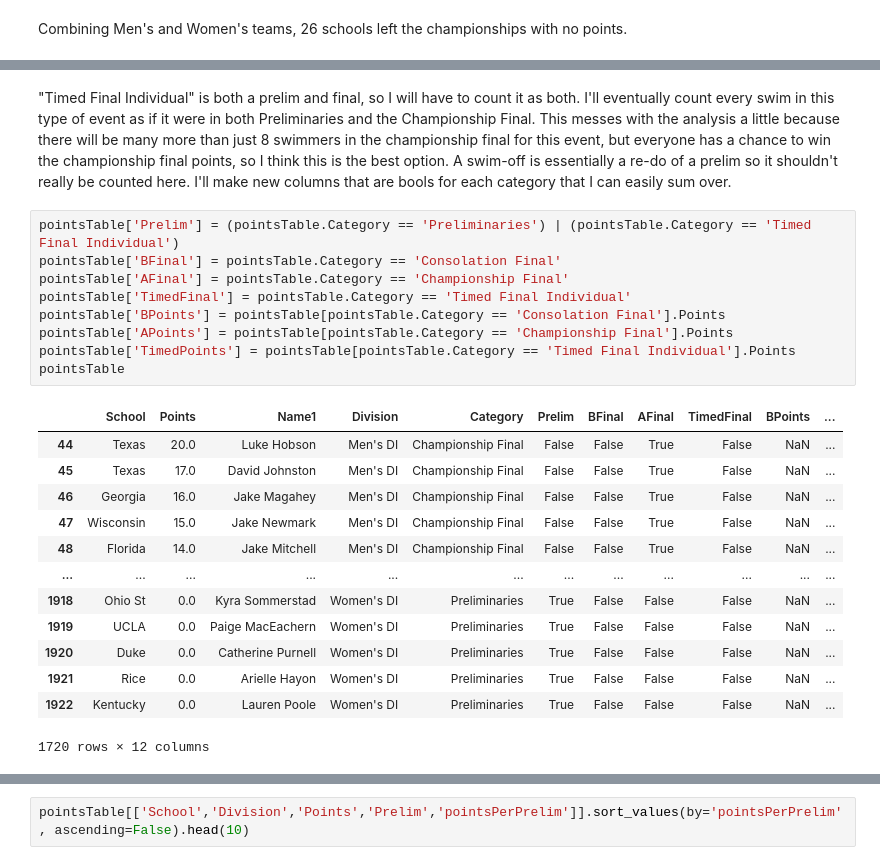
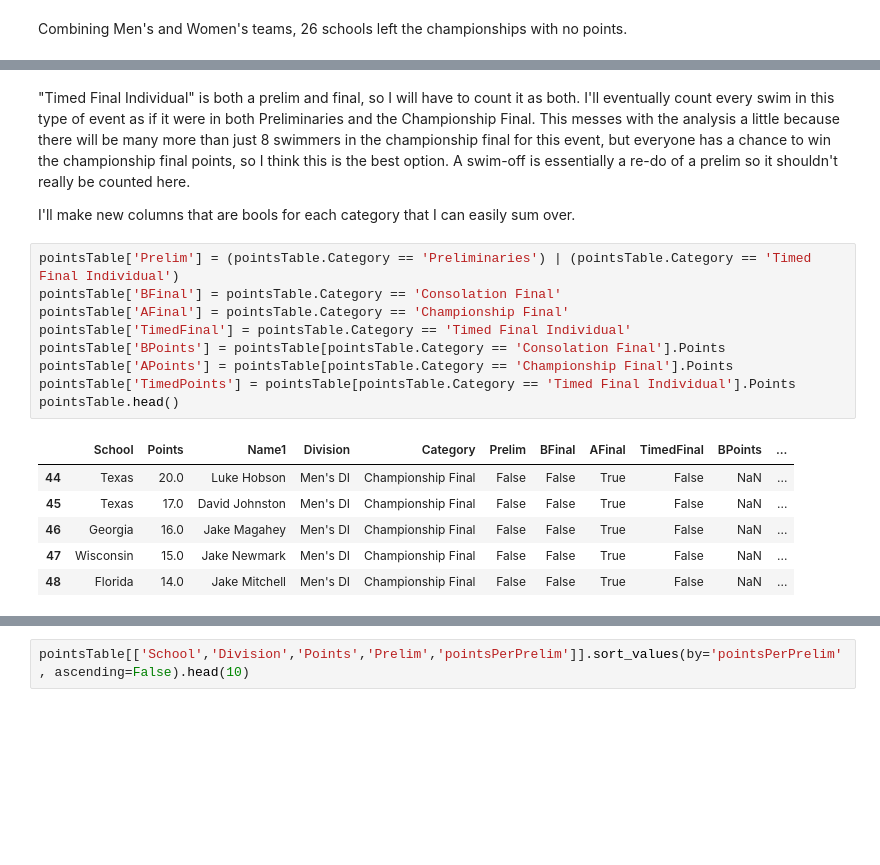
Before and after one commit to sheplock/SwimmingResults, a Jupyter notebook: analyze_NCAA2023.ipynb, the cells around one changed output, grey strips where cells are left out. Drawn from its saved outputs; the diff is of its cells as text; blank space fills up the shorter version.

Commit message:
update analysis notebook

```diff
--- a/analyze_NCAA2023.ipynb
+++ b/analyze_NCAA2023.ipynb
@@ -556,29 +420,24 @@ pointsTable.Category.unique()
 array(['Championship Final', 'Consolation Final', 'Preliminaries',
        'Timed Final Individual', 'Swim-off'], dtype=object)
 # %% [markdown]
-"Timed Final Individual" is both a prelim and final, so I will have to count it as both. I'll eventually count every swim in this type of event as if it were in both Preliminaries and the Championship Final. This messes with the analysis a little because there will be many more than just 8 swimmers in the championship final for this event, but everyone has a chance to win the championship final points, so I think this is the best option. A swim-off is essentially a re-do of a prelim so it shouldn't really be counted here. I'll make new columns that are bools for each category that I can easily sum over.
+"Timed Final Individual" is both a prelim and final, so I will have to count it as both. I'll eventually count every swim in this type of event as if it were in both Preliminaries and the Championship Final. This messes with the analysis a little because there will be many more than just 8 swimmers in the championship final for this event, but everyone has a chance to win the championship final points, so I think this is the best option. A swim-off is essentially a re-do of a prelim so it shouldn't really be counted here.
+
+I'll make new columns that are bools for each category that I can easily sum over.
 # %%
 pointsTable['Prelim'] = (pointsTable.Category == 'Preliminaries') | (pointsTable.Category == 'Timed Final Individual')
 pointsTable['BFinal'] = pointsTable.Category == 'Consolation Final'
 pointsTable['AFinal'] = pointsTable.Category == 'Championship Final'
 pointsTable['TimedFinal'] = pointsTable.Category == 'Timed Final Individual'
 pointsTable['BPoints'] = pointsTable[pointsTable.Category == 'Consolation Final'].Points
 pointsTable['APoints'] = pointsTable[pointsTable.Category == 'Championship Final'].Points
 pointsTable['TimedPoints'] = pointsTable[pointsTable.Category == 'Timed Final Individual'].Points
-pointsTable
+pointsTable.head()
 # %% [output]
 |  | School | Points | Name1 | Division | Category | Prelim | BFinal | AFinal | TimedFinal | BPoints | ... |
 | 44 | Texas | 20.0 | Luke Hobson | Men's DI | Championship Final | False | False | True | False | NaN | ... |
 | 45 | Texas | 17.0 | David Johnston | Men's DI | Championship Final | False | False | True | False | NaN | ... |
 | 46 | Georgia | 16.0 | Jake Magahey | Men's DI | Championship Final | False | False | True | False | NaN | ... |
 | 47 | Wisconsin | 15.0 | Jake Newmark | Men's DI | Championship Final | False | False | True | False | NaN | ... |
 | 48 | Florida | 14.0 | Jake Mitchell | Men's DI | Championship Final | False | False | True | False | NaN | ... |
-| ... | ... | ... | ... | ... | ... | ... | ... | ... | ... | ... | ... |
-| 1918 | Ohio St | 0.0 | Kyra Sommerstad | Women's DI | Preliminaries | True | False | False | False | NaN | ... |
-| 1919 | UCLA | 0.0 | Paige MacEachern | Women's DI | Preliminaries | True | False | False | False | NaN | ... |
-| 1920 | Duke | 0.0 | Catherine Purnell | Women's DI | Preliminaries | True | False | False | False | NaN | ... |
-| 1921 | Rice | 0.0 | Arielle Hayon | Women's DI | Preliminaries | True | False | False | False | NaN | ... |
-| 1922 | Kentucky | 0.0 | Lauren Poole | Women's DI | Preliminaries | True | False | False | False | NaN | ... |
-1720 rows × 12 columns
 # %%
 pointsTable = pointsTable.groupby(['School','Division']).sum().reset_index()
```
Also changed, not shown: parts of 64 cells of this notebook.
